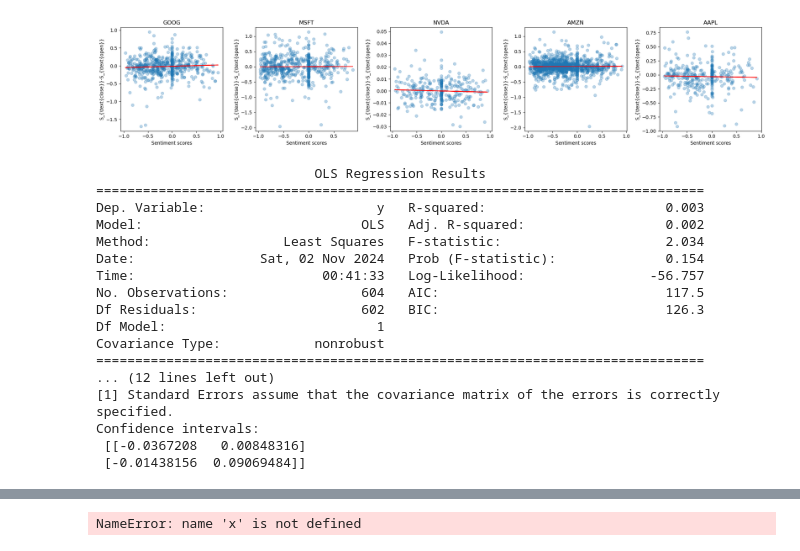
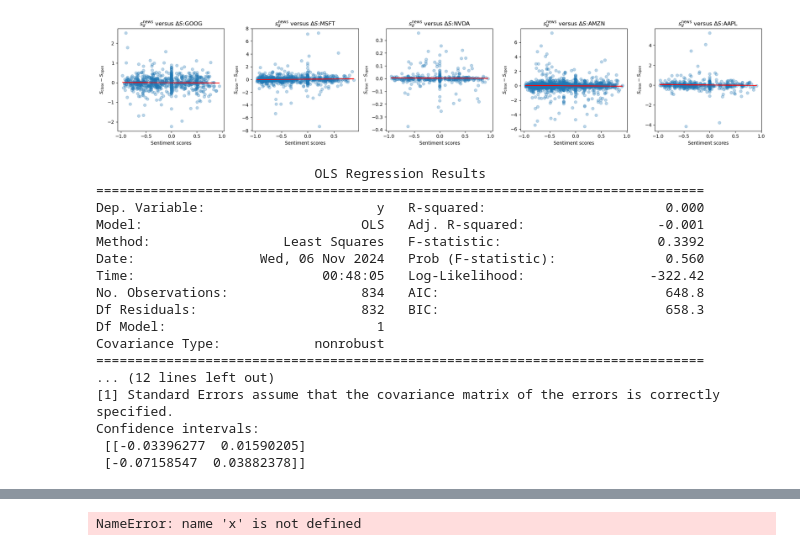
Before and after one commit to rishabhtyagi989/SIGNS_2024, a Jupyter notebook: preliminary_data_exploration.ipynb, the cells around one changed output, grey strips where cells are left out. Saved outputs shown, nothing was run; the diff lists cells and outputs as text; code cells hidden in the pictures.

```diff
--- a/preliminary_data_exploration.ipynb
+++ b/preliminary_data_exploration.ipynb
@@ -55,41 +57,41 @@ plt.show()
 # %%
 from sklearn.linear_model import LinearRegression
 from sklearn.metrics import mean_squared_error as mse
 
 # Create a figure with 5 subplots arranged in a single row
 fig, axes = plt.subplots(1, 5, figsize=(20, 4))  # Adjust figsize as needed
 
 # Loop through each plot and corresponding axis
 model = {}
 mses = {}
 for i in range(len(stock_symbols)):
     symbol = stock_symbols[i]
     # Reshape your data if needed
-    X = np.array(sentiment_scores[symbol]).reshape(-1, 1)  # Sentiment scores as predictor
-    y = np.array(stock_diff_close_open[symbol])
+    X = np.array(sentiment_scores[symbol][rolling_window-1:]).reshape(-1, 1)  # Sentiment scores as predictor
+    y = np.array(stock_diff_close_open[symbol][rolling_window-1:])
 
     model[symbol] = LinearRegression().fit(X, y)
     y_pred = model[symbol].predict(X)
     mses[symbol] = mse(y, y_pred)
 
-    axes[i].scatter(sentiment_scores[symbol],stock_diff_close_open[symbol],alpha = .3)
-    axes[i].plot(sentiment_scores[symbol],y_pred,color = "red")
+    axes[i].scatter(sentiment_scores[symbol][rolling_window-1:],stock_diff_close_open[symbol][rolling_window-1:],alpha = .3)
+    axes[i].plot(sentiment_scores[symbol][rolling_window-1:],y_pred,color = "red")
 
-    axes[i].set_title(symbol)
+    axes[i].set_title(r"$s^{\text{news}}_d$ versus $\Delta S$:" f"{symbol}")
     axes[i].set_xlabel("Sentiment scores")
-    axes[i].set_ylabel(r"S_{\text{close}}-S_{\text{open}}")
+    axes[i].set_ylabel(r"$S_{\text{close}}-S_{\text{open}}$")
 
 # Adjust layout for better spacing
 plt.tight_layout()
 plt.show()
 # %% [output]
-[figure, old version]
+[figure, new version]
 # %%
 # Fit via statsmodel
 import statsmodels.api as sm
 
-X_goog = np.array(sentiment_scores['GOOG'])
-y_goog = np.array(stock_diff_close_open['GOOG'])
+X_goog = np.array(sentiment_scores['GOOG'][rolling_window-1:])
+y_goog = np.array(stock_diff_close_open['GOOG'][rolling_window-1:])
 
 X_with_const = sm.add_constant(X_goog)
 
@@ -105,21 +107,21 @@ print("Confidence intervals:\n", confidence_intervals)
 # %% [output]
                             OLS Regression Results
 ==============================================================================
-Dep. Variable:                      y   R-squared:                       0.003
-Model:                            OLS   Adj. R-squared:                  0.002
-Method:                 Least Squares   F-statistic:                     2.034
-Date:                Sat, 02 Nov 2024   Prob (F-statistic):              0.154
-Time:                        00:41:33   Log-Likelihood:                -56.757
-No. Observations:                 604   AIC:                             117.5
-Df Residuals:                     602   BIC:                             126.3
+Dep. Variable:                      y   R-squared:                       0.000
+Model:                            OLS   Adj. R-squared:                 -0.001
+Method:                 Least Squares   F-statistic:                    0.3392
+Date:                Wed, 06 Nov 2024   Prob (F-statistic):              0.560
+Time:                        00:48:05   Log-Likelihood:                -322.42
+No. Observations:                 834   AIC:                             648.8
+Df Residuals:                     832   BIC:                             658.3
 Df Model:                           1
 Covariance Type:            nonrobust
 ==============================================================================
 ... (12 lines left out)
 [1] Standard Errors assume that the covariance matrix of the errors is correctly specified.
 Confidence intervals:
- [[-0.0367208   0.00848316]
- [-0.01438156  0.09069484]]
+ [[-0.03396277  0.01590205]
+ [-0.07158547  0.03882378]]
 # %%
 for symbol in stock_symbols:
     print([model[symbol].coef_,model[symbol].intercept_])
```
Also changed, not shown: parts of 4 cells of this notebook, 1 other file.
